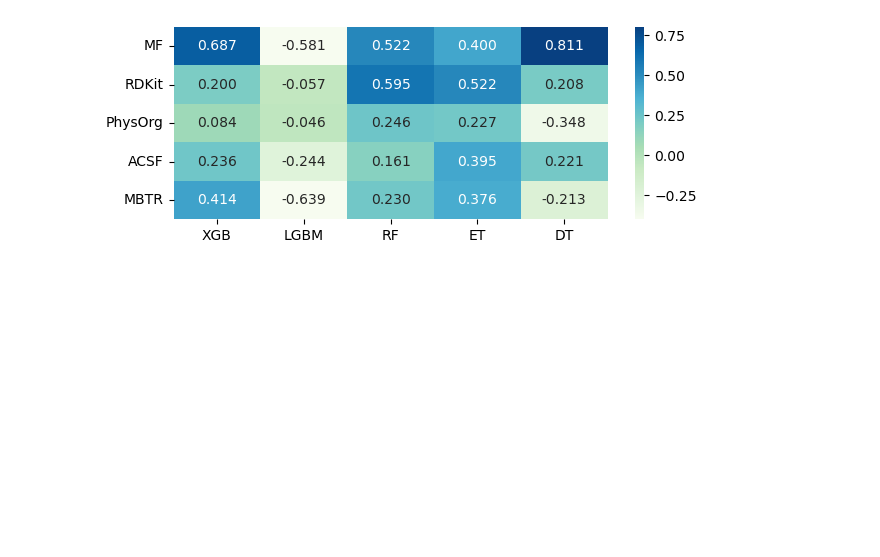
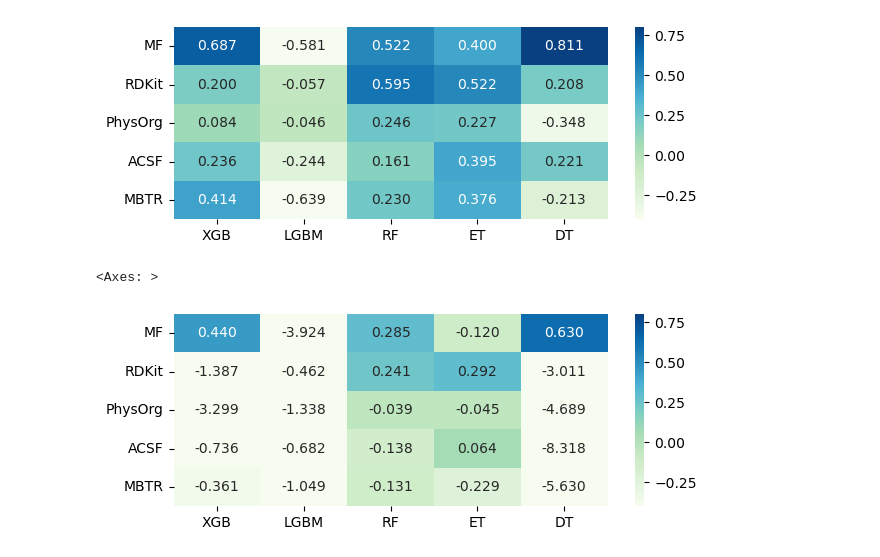
Before and after one commit to licheng-xu-echo/LigandScreen, a Jupyter notebook: code/05-descriptor_and_ML_algorithm_screening.ipynb, the cells around one changed output. Drawn from its saved outputs; the diff is of its cells as text; code cells hidden in the pictures; blank space fills up the shorter version.

```diff
--- a/code/05-descriptor_and_ML_algorithm_screening.ipynb
+++ b/code/05-descriptor_and_ML_algorithm_screening.ipynb
@@ -140,6 +140,18 @@ sns.heatmap(res_prsr_map,cmap='GnBu',annot=True,fmt='.3f',xticklabels=model_name
 # %% [output]
 <Axes: >
 [figure]
+# %%
+model_names = ['XGB', 'LGBM', 'RF', 'ET', 'DT']
+res_prsr_map = np.zeros((len(c_react_desc_map),len(model_names)))
+for i,desc_name in enumerate(c_react_desc_map.keys()):
+    for j,model_name in enumerate(model_names):
+        res_prsr_map[i,j] = res_map[(desc_name,model_name,"RDKit")][3]
+
+plt.figure(figsize=(7,2.5))
+sns.heatmap(res_prsr_map,cmap='GnBu',annot=True,fmt='.3f',xticklabels=model_names,yticklabels=c_react_desc_map.keys(),vmin=-0.4, vmax=0.8)
+# %% [output]
+<Axes: >
+[figure, added]
 # %%
 all_test_y,all_test_p = res_map[("MF","DT","RDKit")][1],res_map[("MF","DT","RDKit")][2]
 
```
Also changed, not shown: parts of 3 cells of this notebook.
